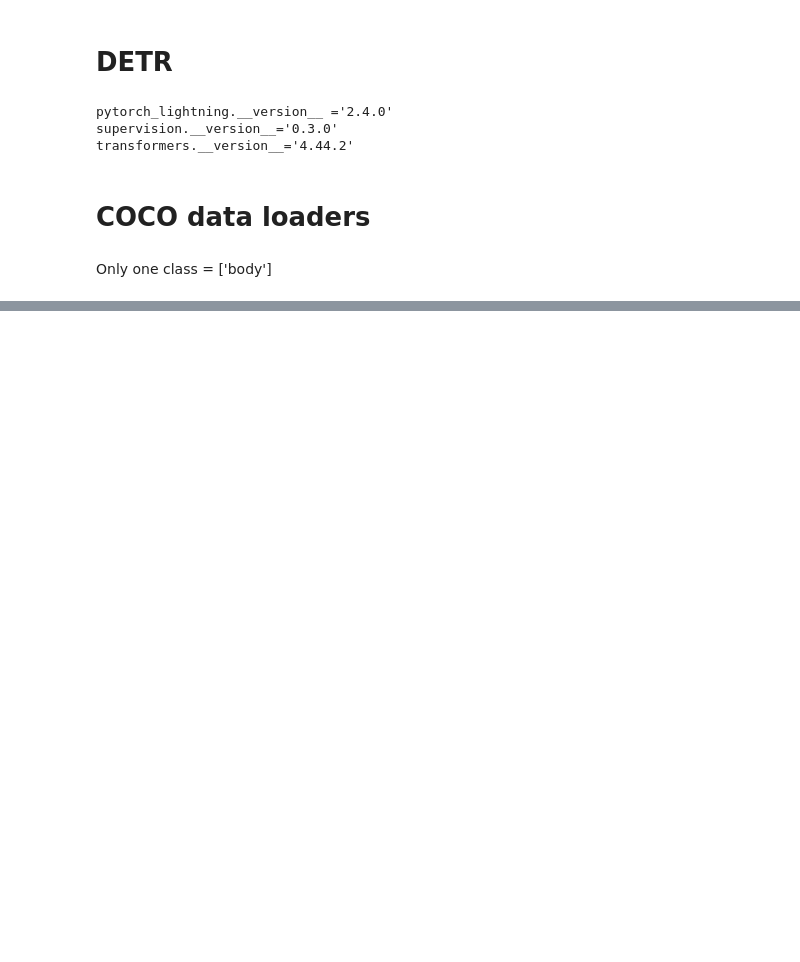
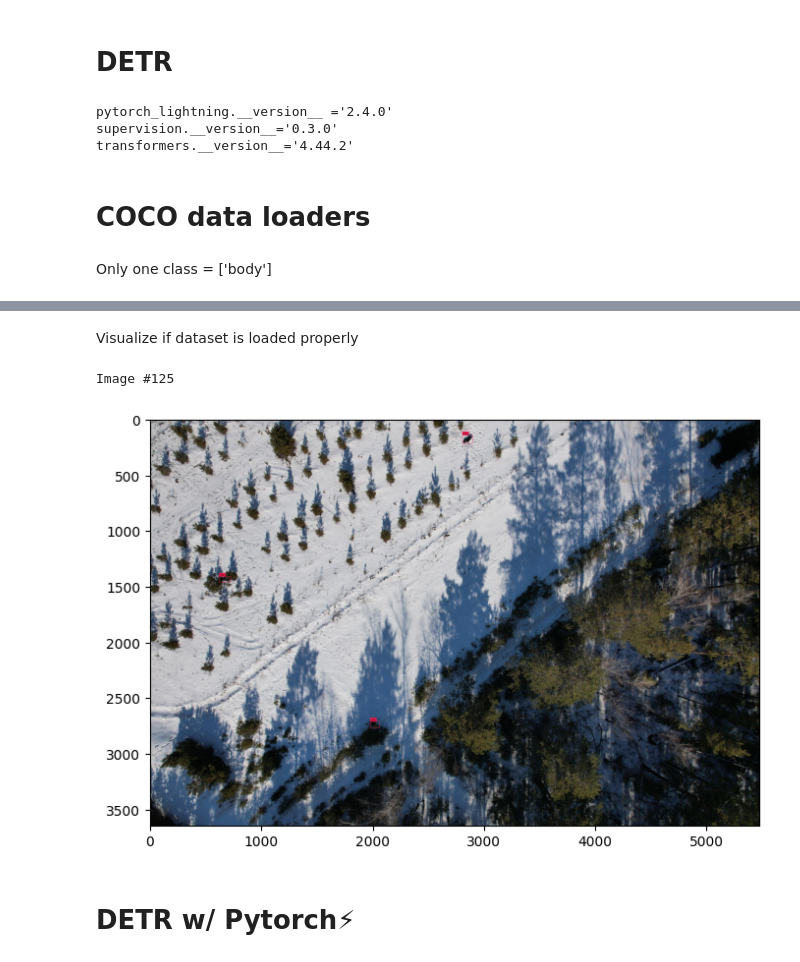
Before and after one commit to lalapopa/cv-uav-human-detection, a Jupyter notebook: playground.ipynb, the cells around one changed output, grey strips where cells are left out. Drawn from its saved outputs; the diff is of its cells as text; code cells hidden in the pictures; blank space fills up the shorter version.

```diff
--- a/playground.ipynb
+++ b/playground.ipynb
@@ -173,12 +210,15 @@ Create annotations list and images list
 DATA_PATH = Path("./data")
 IMG_DIR = DATA_PATH / "images"
 LABELS_DIR = DATA_PATH / "labels"
+MOVE_TO = Path("./data/train") # After parsing all imgs move labeled imgs to this folder
+annotation_file_name = MOVE_TO / Path("train.json")
 
 IMG_PART = [i for i in IMG_DIR.iterdir()]
 LABELS_PART= [i for i in LABELS_DIR.iterdir()]
 
 total_label_files = 0
 id_counter = 0
+id_label = 0
 
 img_with_labels = []
 annotations = []
@@ -186,7 +226,7 @@ images = []
 for img_part, labels_part in zip(IMG_PART, LABELS_PART):
     images_files = glob.glob(str(img_part)+ "/*")
     labels_files = glob.glob(str(labels_part)+ "/*")
-    assert len(images_files) == len(labels_files)
+    assert len(images_files) == len(labels_files), f"{len(images_files)} != {len(labels_files)}"
     total_label_files += len(labels_files)
     for label_file in labels_files:
         if not file_have_data(label_file):
@@ -194,8 +234,9 @@ for img_part, labels_part in zip(IMG_PART, LABELS_PART):
         img_with_labels.append(label_file)
         img_path = get_img_path(label_file)
         if img_path:
+            img_path = move_file_to_folder(img_path, MOVE_TO, id_counter)
             img_entry = get_img_info(img_path, id_counter)
-            label_entry = get_label_info(label_file, img_entry)
+            label_entry, id_label = get_label_info(label_file, img_entry, id_label)
             id_counter += 1
         else:
             raise FileExistsError(f"No IMG for label {label_file}")
@@ -203,6 +244,15 @@ for img_part, labels_part in zip(IMG_PART, LABELS_PART):
         images.append(img_entry)
     print(f"'{labels_part}' has", len(img_with_labels), "/", len(labels_files))
 print(f"Labeled {len(img_with_labels)} out of {total_label_files}")
+
+data = {
+    "info": info,
+    "license": [license],
+    "categories": [categories],
+    "images": images,
+    "annotations": annotations
+}
+save_json(data, annotation_file_name)
 # %% [output]
 'data/labels/01' has 257 / 341
 Labeled 257 out of 341
@@ -249,0 +337,36 @@ Only one class = ['body']
+# %% [markdown]
+Visualize if dataset is loaded properly
+# %%
+import random
+import cv2
+import numpy as np
+import supervision as sv
+
+image_ids = TRAIN_DATASET.coco.getImgIds()
+image_id = random.choice(image_ids)
+print('Image #{}'.format(image_id))
+
+# load image and annotatons
+image = TRAIN_DATASET.coco.loadImgs(image_id)[0]
+annotations = TRAIN_DATASET.coco.imgToAnns[image_id]
+image_path = os.path.join(TRAIN_DATASET.root, image['file_name'])
+image = cv2.imread(image_path)
+# annotate
+detections = sv.Detections.from_coco_annotations(coco_annotation=annotations)
+# we will use id2label function for training
+categories = TRAIN_DATASET.coco.cats
+id2label = {k: v['name'] for k,v in categories.items()}
+labels = [
+    f"{id2label[class_id]}"
+    for _, _, class_id, _
+    in detections
+]
+
+box_annotator = sv.BoxAnnotator()
+frame = box_annotator.annotate(scene=image, detections=detections, labels=labels)
+
+%matplotlib inline
+sv.show_frame_in_notebook(image, (8, 8))
+# %% [output]
+Image #125
+[figure, added]
@@ -249,0 +387,2 @@ Only one class = ['body']
+# %% [markdown]
+# DETR w/ Pytorch⚡
```
Also changed, not shown: parts of 13 cells of this notebook.
